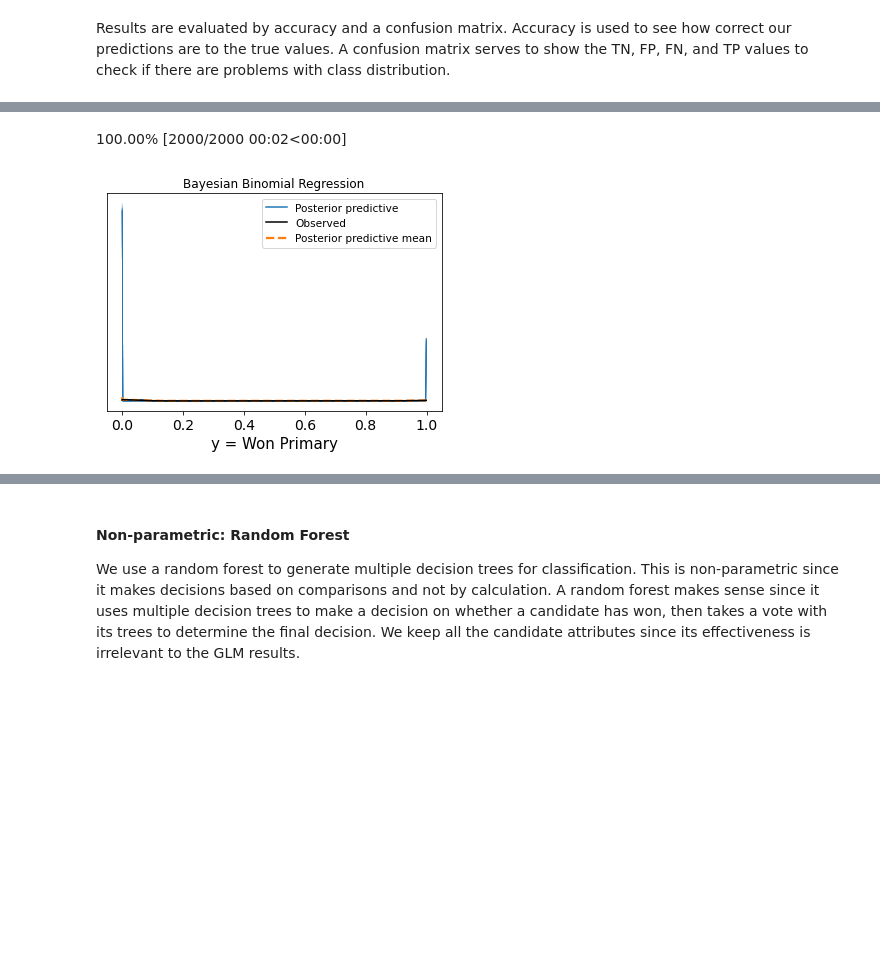
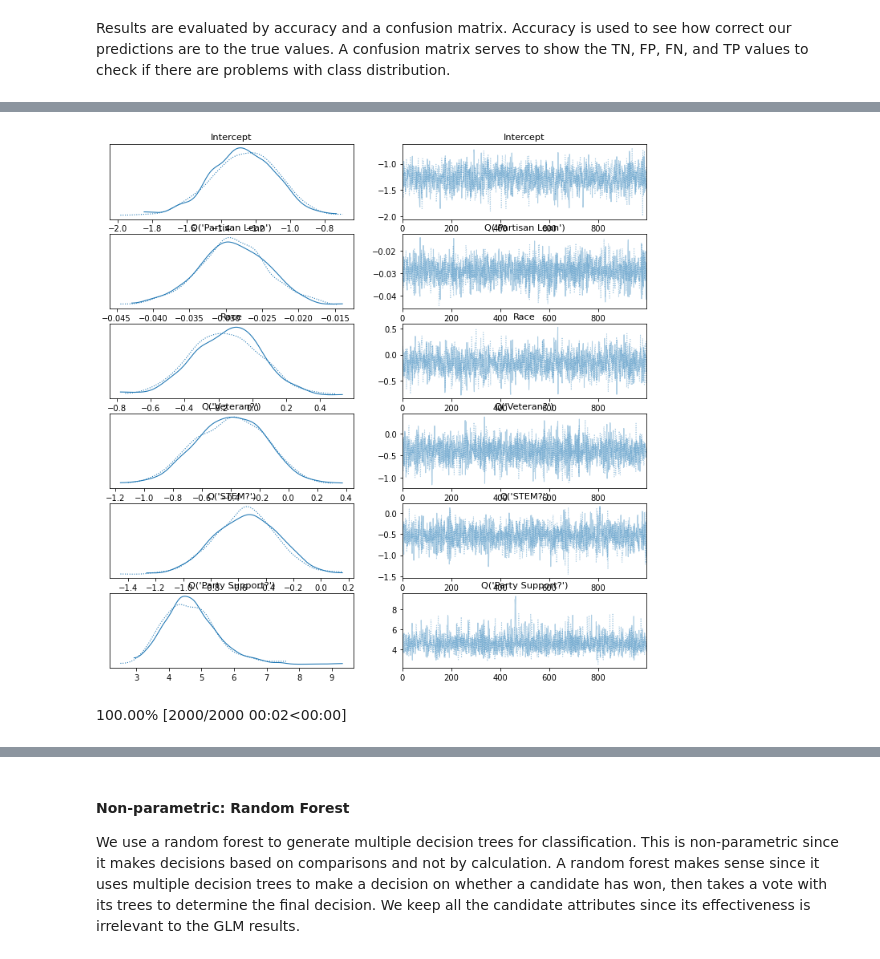
Before and after one commit to vsodem/d102_final_project, a Jupyter notebook: project.ipynb, the cells around one changed output, grey strips where cells are left out. Cells and saved outputs as stored; diff of their text form; code cells hidden in the pictures; blank space fills up the shorter version.

```diff
--- a/project.ipynb
+++ b/project.ipynb
@@ -484,9 +484,9 @@ The Bayesian GLM uses a logit link function and a binomial distribution. This ma
 # %%
 with pm.Model() as bayes_model:
-    pm.glm.GLM.from_formula("Q('Won Primary') ~ Race + Q('Veteran?') + Q('STEM?') + Q('Party Support?')",
+    pm.glm.GLM.from_formula("Q('Won Primary') ~ Q('Partisan Lean') + Race + Q('Veteran?') + Q('STEM?') + Q('Party Support?')",
                          dem, family=pm.glm.families.Binomial())
-    # PYMC3 automatically uses exponential link function and adds an intercept term
-    trace_binomial = pm.sample(1000, cores=2, target_accept=0.95, init='adapt_diag')
+    # PYMC3 automatically uses logit link function and adds an intercept term
+    trace_binomial = pm.sample(1000, cores=2, target_accept=0.95, init='adapt_diag', return_inferencedata=True)
 # %% [output]
 The glm module is deprecated and will be removed in version 4.0
 We recommend to instead use Bambi https://bambinos.github.io/bambi/
@@ -499,14 +499,4 @@ Sampling 2 chains for 1_000 tune and 1_000 draw iterations (2_000 + 2_000 draws
-# %%
-with bayes_model:
-    binomial_ppc = pm.sample_posterior_predictive(trace_binomial)
-    binomial_ppc['y'] = binomial_ppc['y'] + 0.0
-    ppc_binomial = az.from_pymc3(trace_binomial, posterior_predictive=binomial_ppc)
-
-# Plot PPC
-az.plot_ppc(ppc_binomial)
-plt.xlabel('y = Won Primary')
-plt.title('Bayesian Binomial Regression')
-plt.show();
-# %% [output]
-100.00% [2000/2000 00:02<00:00]
-[figure, removed]
+# %%
+az.plot_trace(trace_binomial);
+# %% [output]
+[figure, added]
@@ -512,0 +521,6 @@ plt.show();
+# %%
+with bayes_model:
+    binomial_ppc = pm.sample_posterior_predictive(trace_binomial, model=bayes_model)
+    #binomial_ppc['y'] = binomial_ppc['y'].mean(axis=1)
+# %% [output]
+100.00% [2000/2000 00:02<00:00]
```
Also changed, not shown: parts of 15 cells of this notebook.
